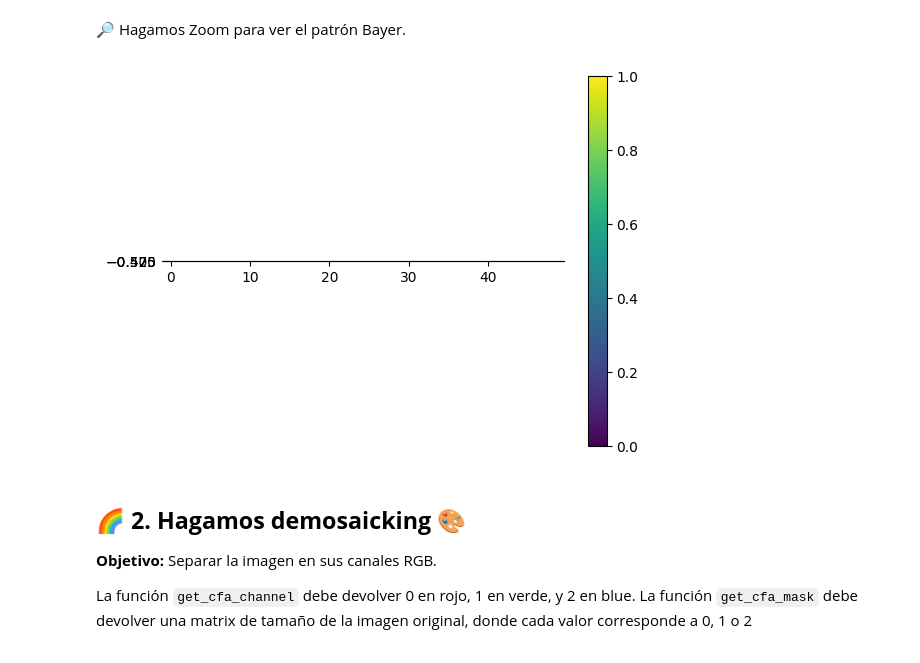
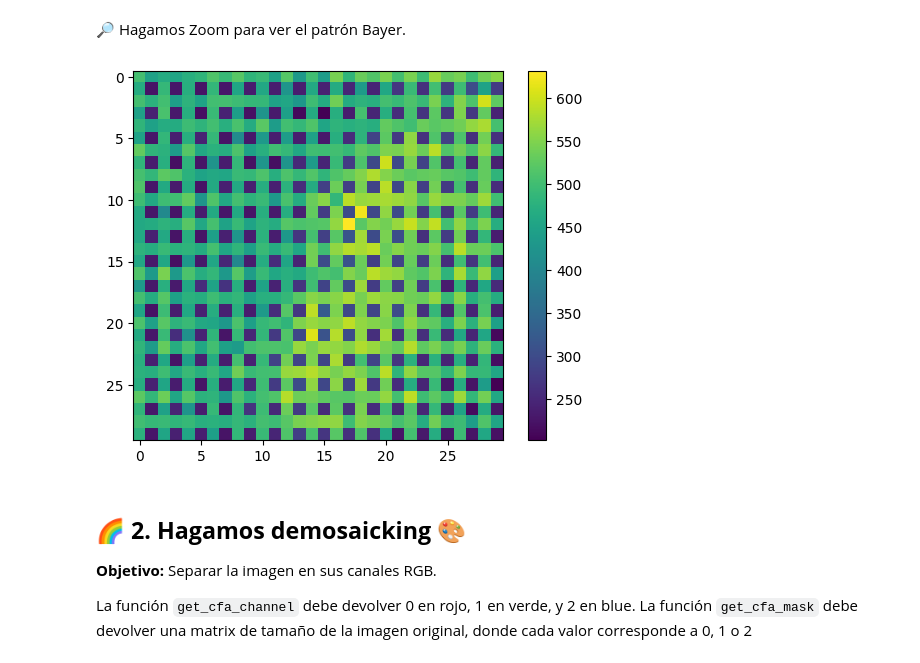
Before and after one commit to DiegoRodriguezcv/Hands-on-Computer-Vision, a Jupyter notebook: sesiones/sesion2/Sesion2_1_Demosaicking.ipynb, the cells around one changed output. Cells and saved outputs as stored; diff of their text form; code cells hidden in the pictures.

```diff
--- a/sesiones/sesion2/Sesion2_1_Demosaicking.ipynb
+++ b/sesiones/sesion2/Sesion2_1_Demosaicking.ipynb
@@ -38,7 +38,7 @@ from scipy.ndimage import convolve
 Los raw disponibles son `raw.CR2`, `raw_Canon.CR2`, `raw_Canon2.CR2`, `raw_GOPRO1.dng`, `raw_GOPRO2.dng`, `raw_Nikon.NEF`.
 # %%
 # @title Seleeciona el archivo raw
-raw_file = "raw_GOPRO1.dng"  # @param {type:"string"}
+raw_file = "raw_Nikon.NEF"  # @param {type:"string"}
 # %%
 # @title descargar raw
 raw_files = {
@@ -85,11 +85,11 @@ plt.show()
 # %% [markdown]
 🔎 Hagamos Zoom para ver el patrón Bayer.
 # %%
-plt.imshow(image[500:360, 200:250]) # 🛠️ Cambia los valores para explorar otras regiones
+plt.imshow(image[1500:1530, 3000:3030]) # 🛠️ Cambia los valores para explorar otras regiones
 plt.colorbar()
 plt.show()
 # %% [output]
-[figure, old version]
+[figure, new version]
 # %% [markdown]
 ## 🌈 **2. Hagamos demosaicking** <a name="tema3"></a> 🎨
 
```
Also changed, not shown: parts of 6 cells of this notebook.
